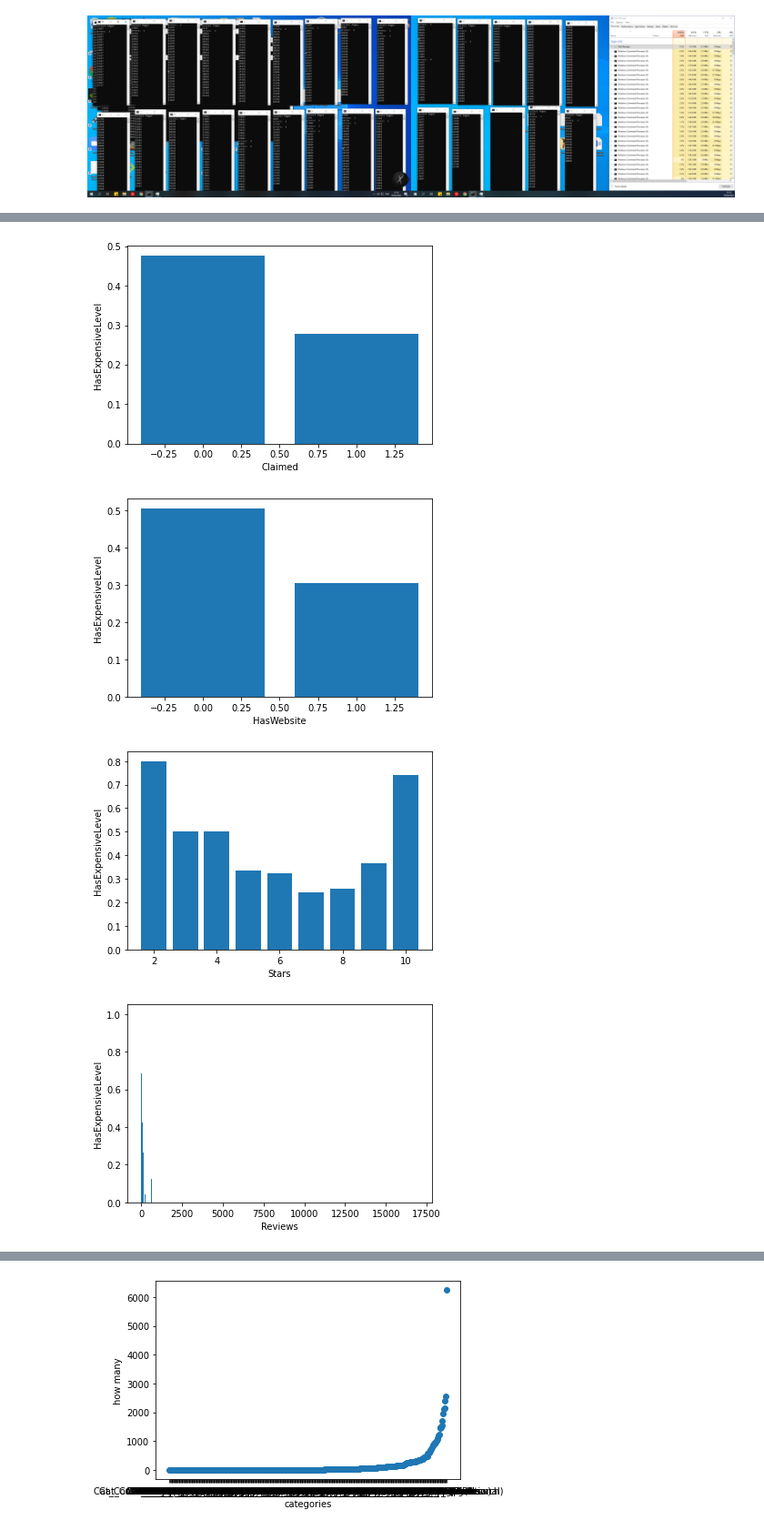
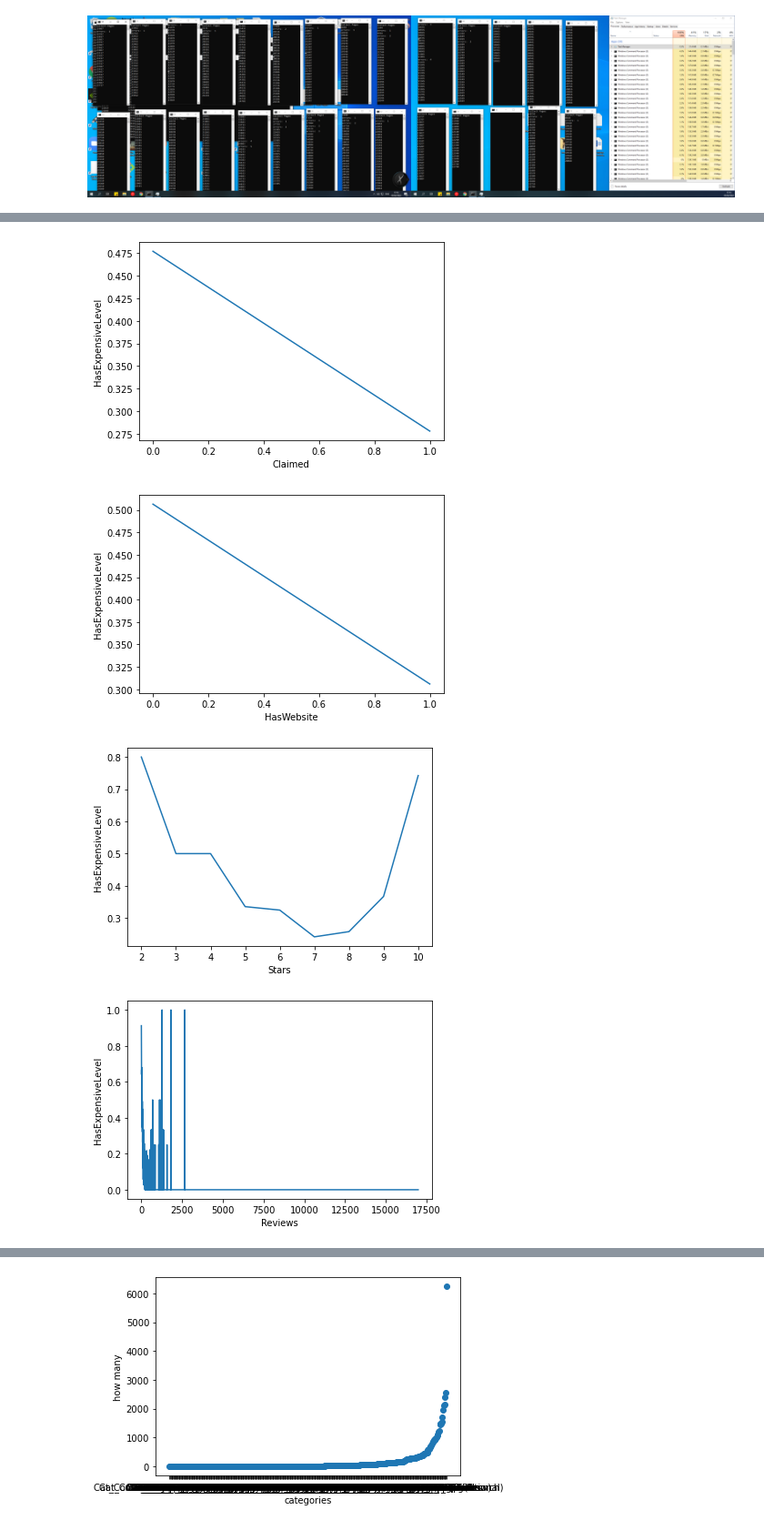
Before and after one commit to omer-priel/TheRootOfDataScience, a Jupyter notebook: notebooks/main.ipynb, the cells around one changed output, grey strips where cells are left out. Shown at 91% size. Saved outputs shown, nothing was run; the diff lists cells and outputs as text; code cells hidden in the pictures.

```diff
--- a/notebooks/main.ipynb
+++ b/notebooks/main.ipynb
@@ -93,14 +93,14 @@ df[first_columns + [target_column]].describe()
 # %%
 # Shows the average of "Has Expensive Level" for every column by value
 # Average of "Has Expensive Level" symbolizes how likely it is to have expensive level
 for column in first_columns:
     mean_df = df[[target_column, column]].groupby([column]).mean()
-    plt.bar(mean_df.index, mean_df[target_column].values)
+    plt.plot(mean_df.index, mean_df[target_column].values)
     plt.xlabel(column)
     plt.ylabel(target_column)
     plt.show()
 # %% [output]
-[figure, old version]
+[figure, new version]
-[figure, old version]
+[figure, new version]
-[figure, old version]
+[figure, new version]
-[figure, old version]
+[figure, new version]
```
Also changed, not shown: parts of 10 cells of this notebook.
